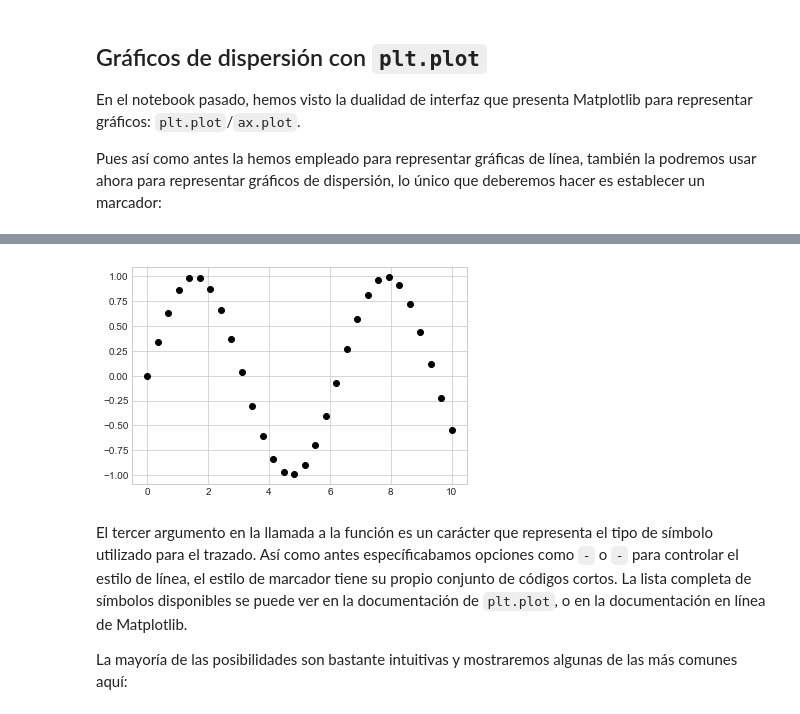
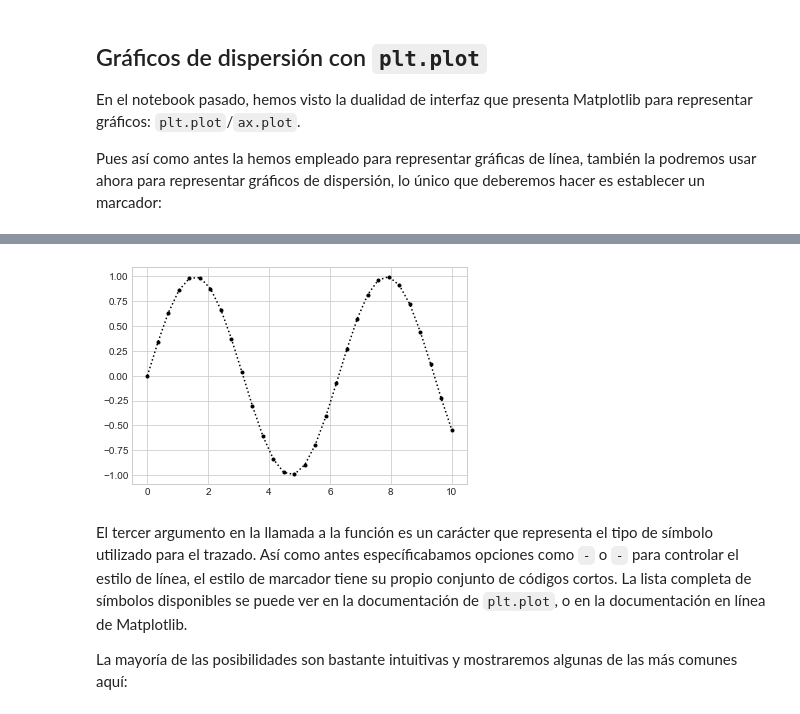
Before and after one commit to JuanDG5/DS-part-time-sep2020, a Jupyter notebook: semana_9/dia_4/3-Gráficos dispersión.ipynb, the cells around one changed output, grey strips where cells are left out. Cells and saved outputs as stored; diff of their text form; code cells hidden in the pictures.

```diff
--- a/semana_9/dia_4/3-Gráficos dispersión.ipynb
+++ b/semana_9/dia_4/3-Gráficos dispersión.ipynb
@@ -18,10 +38,10 @@ Pues así como antes la hemos empleado para representar gráficas de línea, tam
 # %%
 x = np.linspace(0, 10, 30)
 y = np.sin(x)
 
-plt.plot(x, y, 'o', color='black');
+plt.plot(x, y, ':.k');
 # %% [output]
-[figure, old version]
+[figure, new version]
 # %% [markdown]
 El tercer argumento en la llamada a la función es un carácter que representa el tipo de símbolo utilizado para el trazado. Así como antes específicabamos opciones como ``-`` o  ``-`` para controlar el estilo de línea, el estilo de marcador tiene su propio conjunto de códigos cortos. La lista completa de símbolos disponibles se puede ver en la documentación de `` plt.plot ``, o en la documentación en línea de Matplotlib.
 
```
Also changed, not shown: parts of 5 cells of this notebook, 23 other files.
